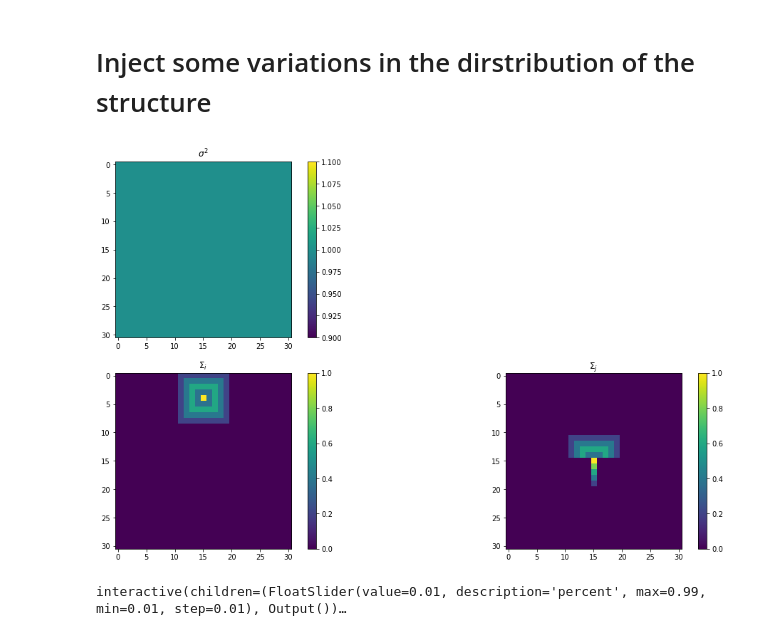
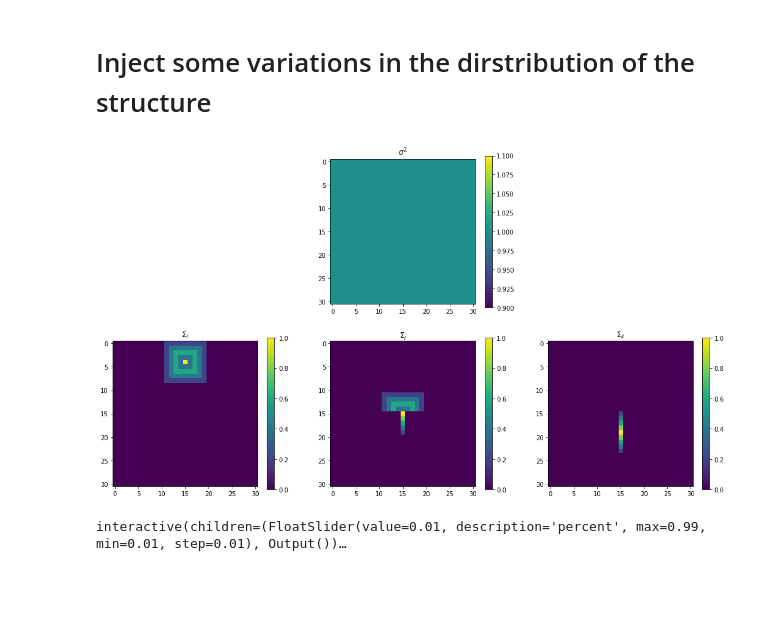
Before and after one commit to leonharv/uncertainty-vis, a Jupyter notebook: Experiments/Covariance Analysis/Locality Measure Pearson.ipynb, the cells around one changed output. Saved outputs shown, nothing was run; the diff lists cells and outputs as text; code cells hidden in the pictures; blank space fills up the shorter version.

Commit message:
adding further investigations of the covariance analysis

```diff
--- a/Experiments/Covariance Analysis/Locality Measure Pearson.ipynb
+++ b/Experiments/Covariance Analysis/Locality Measure Pearson.ipynb
@@ -227,7 +88,7 @@ We now consider a covariance $\Sigma$, which is homogene in its variance $\sigma
 gridDimensions = np.array([31,31])
 variance = np.ones(gridDimensions)
 
-Sigma = build_covariance_y(variance, linear, 5)
+Sigma = utilities.build_covariance_y(variance, utilities.linear, 5)
 
 # center pixel
 p = np.array([gridDimensions[0]//2, gridDimensions[1]//2])
@@ -323,7 +184,7 @@ plt.show()
 # %% [markdown]
 # Inject some variations in width of the structure
 # %%
-new_structure = build_covariance_y(variance, linear, 3)
+new_structure = utilities.build_covariance_y(variance, utilities.linear, 3)
 
 Sigma_hat = Sigma.copy()
 for x in range(gridDimensions[0]):
@@ -387,41 +248,49 @@ plt.show()
 # %% [markdown]
 # Inject some variations in the dirstribution of the structure
 # %%
-new_structure = build_covariance_matrix(variance, linear, 5)
+new_structure = utilities.build_covariance_matrix(variance, utilities.linear, 5)
 
 Sigma_hat = Sigma.copy()
 for x in range(gridDimensions[0]):
     for y in range(gridDimensions[0]//2):
         idx = y * gridDimensions[0] + x
         Sigma_hat[idx,:] = new_structure[idx,:]
         Sigma_hat[:,idx] = new_structure[:,idx]
 
 p = np.array([gridDimensions[0]//2, 4])
 targetPixel = p[1] * gridDimensions[0] + p[0]
 Sigma_i = Sigma_hat[targetPixel,:].reshape(gridDimensions)
 
 p = np.array([gridDimensions[0]//2, 15])
 targetPixel = p[1] * gridDimensions[0] + p[0]
 Sigma_j = Sigma_hat[targetPixel,:].reshape(gridDimensions)
 
+p = np.array([gridDimensions[0]//2, 19])
+targetPixel = p[1] * gridDimensions[0] + p[0]
+Sigma_k = Sigma_hat[targetPixel,:].reshape(gridDimensions)
+
 variances = np.sqrt(np.diag(Sigma_hat))
 
 plt.figure(figsize=(18,10))
-plt.subplot(2,2,1)
+plt.subplot(2,3,2)
 plt.imshow(variances.reshape(gridDimensions))
 plt.title(r'$\sigma^2$')
 plt.colorbar()
-plt.subplot(2,2,3)
+plt.subplot(2,3,4)
 plt.imshow(Sigma_i)
 plt.title(r'$\Sigma_i$')
 plt.colorbar()
-plt.subplot(2,2,4)
+plt.subplot(2,3,5)
 plt.imshow(Sigma_j)
 plt.title(r'$\Sigma_j$')
 plt.colorbar()
+plt.subplot(2,3,6)
+plt.imshow(Sigma_k)
+plt.title(r'$\Sigma_k$')
+plt.colorbar()
 plt.show()
 # %% [output]
-[figure, old version]
+[figure, new version]
 # %%
 Rho = to_pearson(Sigma_hat)
 @widgets.interact(percent=(0.01, 0.99, 0.01))
```
Also changed, not shown: parts of 9 cells of this notebook, 2 other files.
